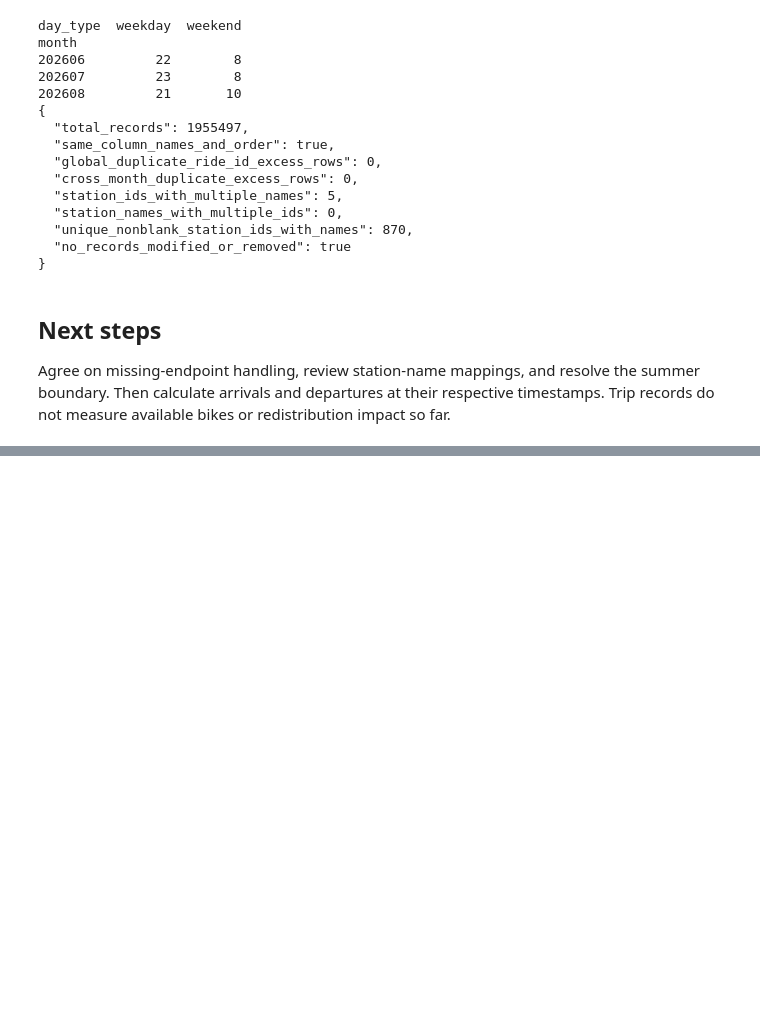
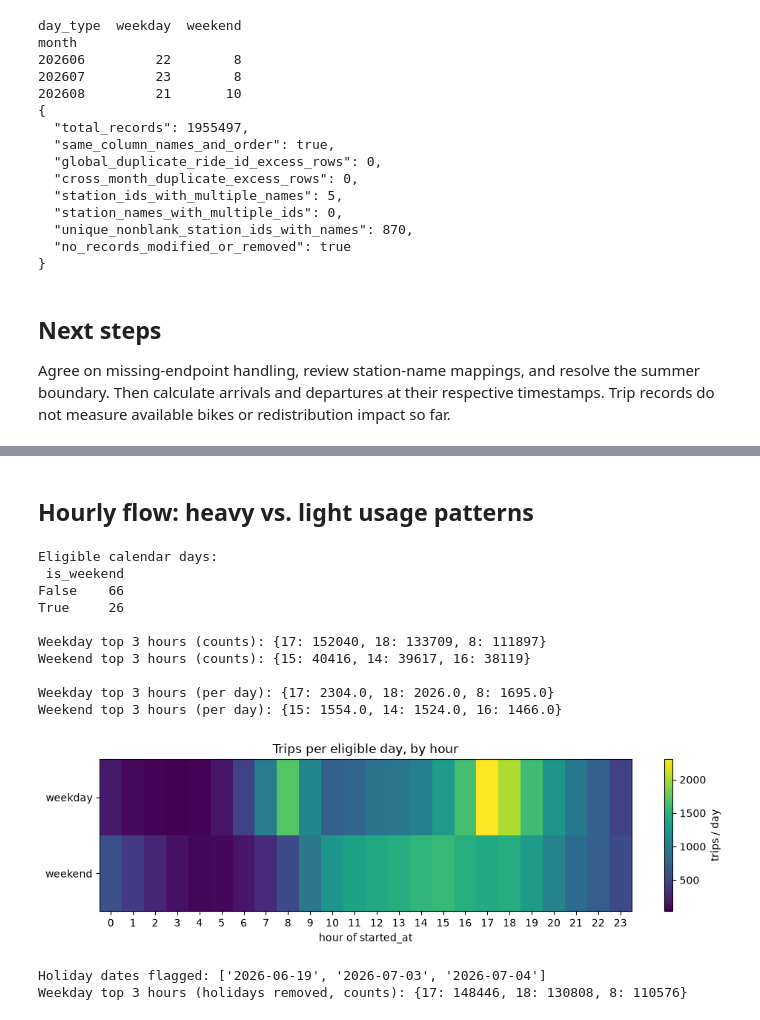
Before and after one commit to Brett-Dowling/445FinalProject, a Jupyter notebook: notebooks/01_data_inspection.ipynb, the cells around one changed output, grey strips where cells are left out. Saved outputs shown, nothing was run; the diff lists cells and outputs as text; code cells hidden in the pictures; blank space fills up the shorter version.

Commit message:
Add study-window boundary and hourly flow analysis

```diff
--- a/notebooks/01_data_inspection.ipynb
+++ b/notebooks/01_data_inspection.ipynb
@@ -116,0 +184,52 @@ Agree on missing-endpoint handling, review station-name mappings, and resolve th
+# %% [markdown]
+## Hourly flow: heavy vs. light usage patterns
+# %%
+import matplotlib.pyplot as plt
+
+cal = pd.read_csv(ROOT/'reports/study_calendar.csv', parse_dates=['date'],
+                  dtype={'holiday_note': 'string'})
+cal['is_weekend'] = cal.day_type.eq('weekend')
+n_days = cal.groupby('is_weekend').size().rename('eligible_days')
+print('Eligible calendar days:\n', n_days.to_string())
+
+dep = departures.copy()
+dep['hour']       = dep.started_at.dt.hour
+dep['is_weekend'] = dep.started_at.dt.dayofweek.ge(5)
+
+counts  = dep.groupby(['is_weekend', 'hour']).size().unstack(fill_value=0)
+per_day = counts.div(n_days, axis=0)
+
+print('\nWeekday top 3 hours (counts):', counts.loc[False].nlargest(3).to_dict())
+print('Weekend top 3 hours (counts):', counts.loc[True].nlargest(3).to_dict())
+print('\nWeekday top 3 hours (per day):', per_day.loc[False].nlargest(3).round(0).to_dict())
+print('Weekend top 3 hours (per day):', per_day.loc[True].nlargest(3).round(0).to_dict())
+
+fig, ax = plt.subplots(figsize=(10, 3))
+im = ax.imshow(per_day.values, aspect='auto', cmap='viridis')
+ax.set_yticks([0, 1]); ax.set_yticklabels(['weekday', 'weekend'])
+ax.set_xticks(range(24))
+ax.set_xlabel('hour of started_at')
+ax.set_title('Trips per eligible day, by hour')
+fig.colorbar(im, ax=ax, label='trips / day')
+plt.tight_layout(); plt.show()
+
+holiday_dates = cal.loc[cal.holiday_note.fillna('').ne(''), 'date']
+print('\nHoliday dates flagged:', list(holiday_dates.dt.strftime('%Y-%m-%d')))
+dep_no_hol = dep[~dep.started_at.dt.normalize().isin(holiday_dates)]
+wk_no_hol  = dep_no_hol[~dep_no_hol.is_weekend]
+print('Weekday top 3 hours (holidays removed, counts):',
+      wk_no_hol.groupby('hour').size().nlargest(3).to_dict())
+# %% [output]
+Eligible calendar days:
+ is_weekend
+False    66
+True     26
+
+Weekday top 3 hours (counts): {17: 152040, 18: 133709, 8: 111897}
+Weekend top 3 hours (counts): {15: 40416, 14: 39617, 16: 38119}
+
+Weekday top 3 hours (per day): {17: 2304.0, 18: 2026.0, 8: 1695.0}
+Weekend top 3 hours (per day): {15: 1554.0, 14: 1524.0, 16: 1466.0}
+[figure, added]
+Holiday dates flagged: ['2026-06-19', '2026-07-03', '2026-07-04']
+Weekday top 3 hours (holidays removed, counts): {17: 148446, 18: 130808, 8: 110576}
```
Also changed, not shown: parts of 2 cells of this notebook, 1 other file.
